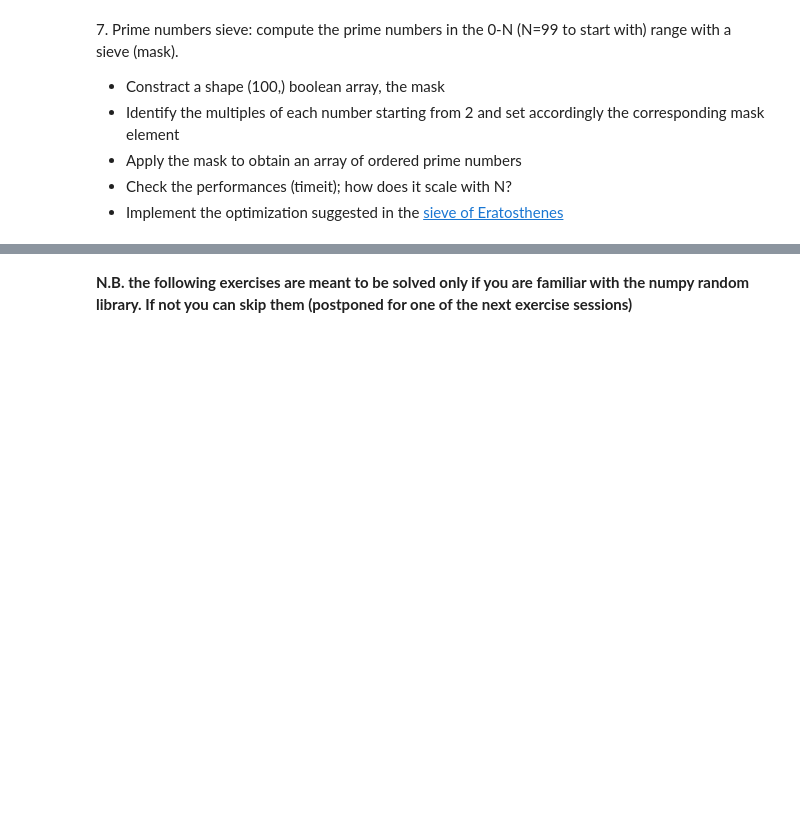
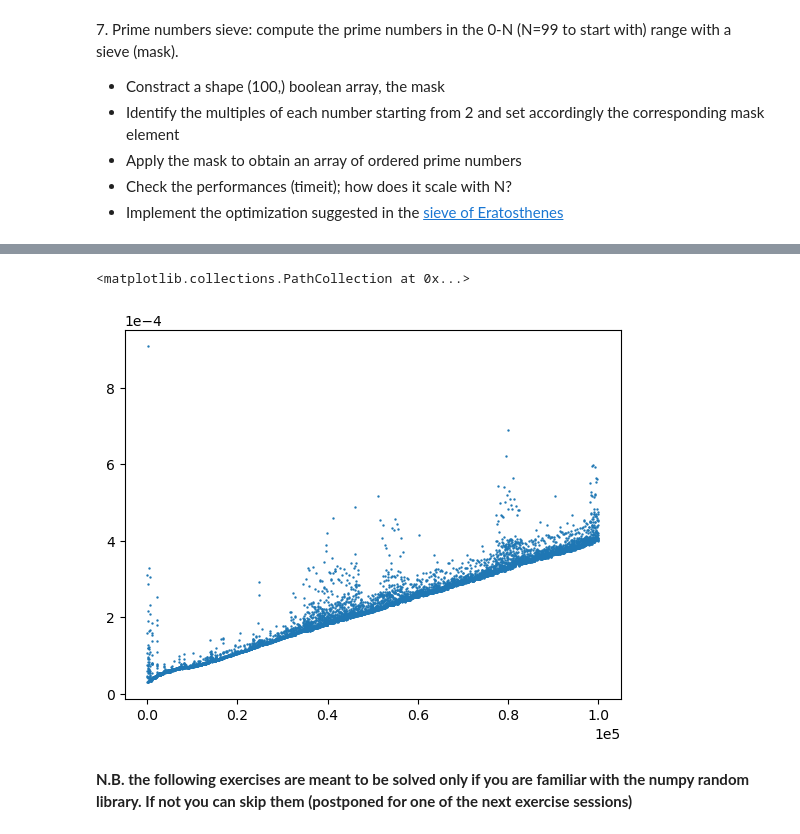
Before and after one commit to PhysicsOfData/LaboratoryOfComputationalPhysics_Y7, a Jupyter notebook: Ex04/04ex_Numpy.ipynb, the cells around one changed output, grey strips where cells are left out. Cells and saved outputs as stored; diff of their text form; code cells hidden in the pictures; blank space fills up the shorter version.

```diff
--- a/Ex04/04ex_Numpy.ipynb
+++ b/Ex04/04ex_Numpy.ipynb
@@ -209,3 +214,30 @@ array([ True,  True,  True,  True,  True,  True,  True,  True,  True,
+# %%
+#With optimization
+
+def compPrimeOpt(N):
+    list = np.arange(N)
+    mask = np.full(N, True)
+    temp = np.arange(2, N)
+    for i in np.arange(2, int(np.sqrt(N))):
+        if mask[i]:
+            multiples = np.arange(i**2, N, i)
+            mask[multiples] = False
+    return list[mask]
+
+
+domain = np.arange(1, 100000, 10)
+times = []
+for N in domain:
+    start = tm.time()
+    compPrimeOpt(N)
+    end = tm.time()
+    times.append(end - start)
+
+plt.ticklabel_format(style='sci', axis='both', scilimits=(0,0))
+plt.scatter(domain, times, s=0.5)
+# %% [output]
+<matplotlib.collections.PathCollection at 0x...>
+[figure, added]
 # %% [markdown]
 **N.B. the following exercises are meant to be solved only if you are familiar with the numpy random library. If not you can skip them (postponed for one of the next exercise sessions)**
 # %% [markdown]
```
Also changed, not shown: parts of 5 cells of this notebook, 3 other files.
